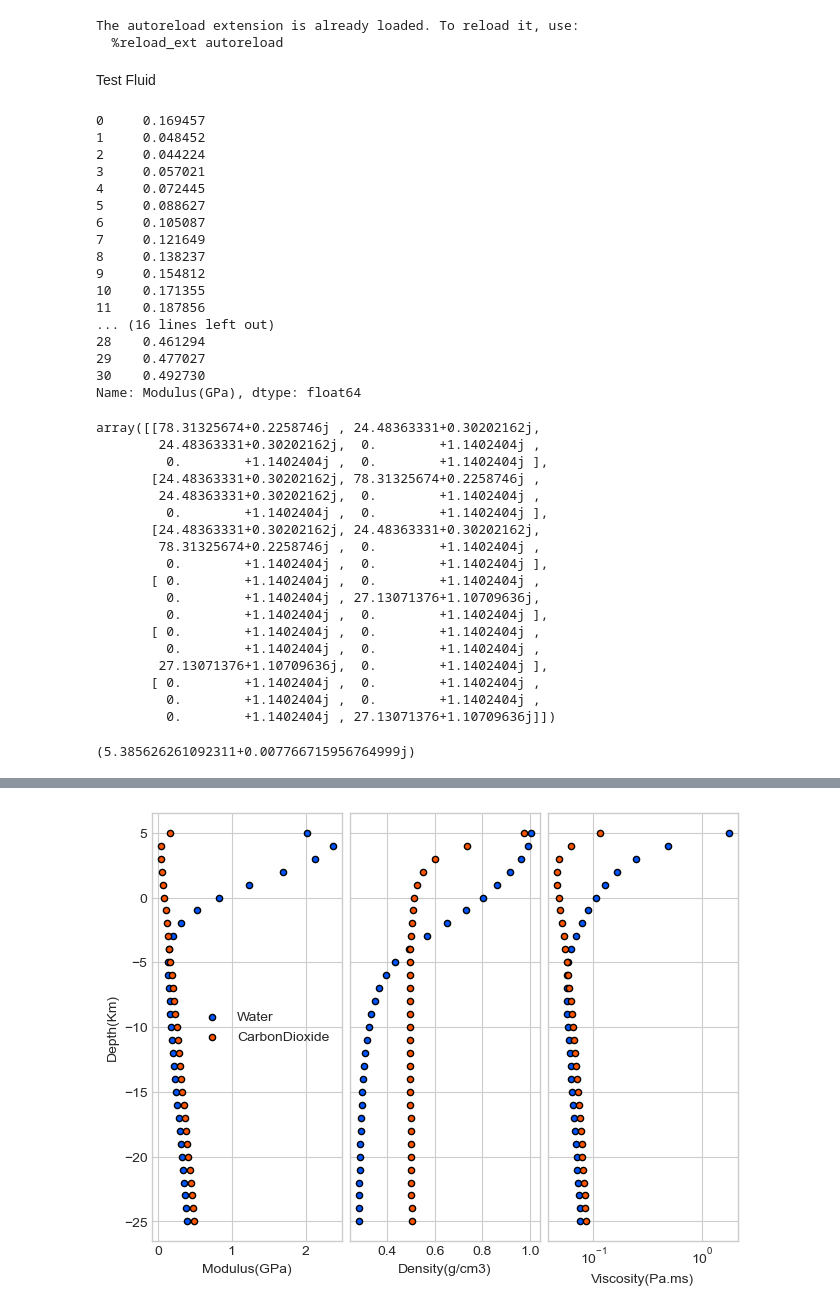
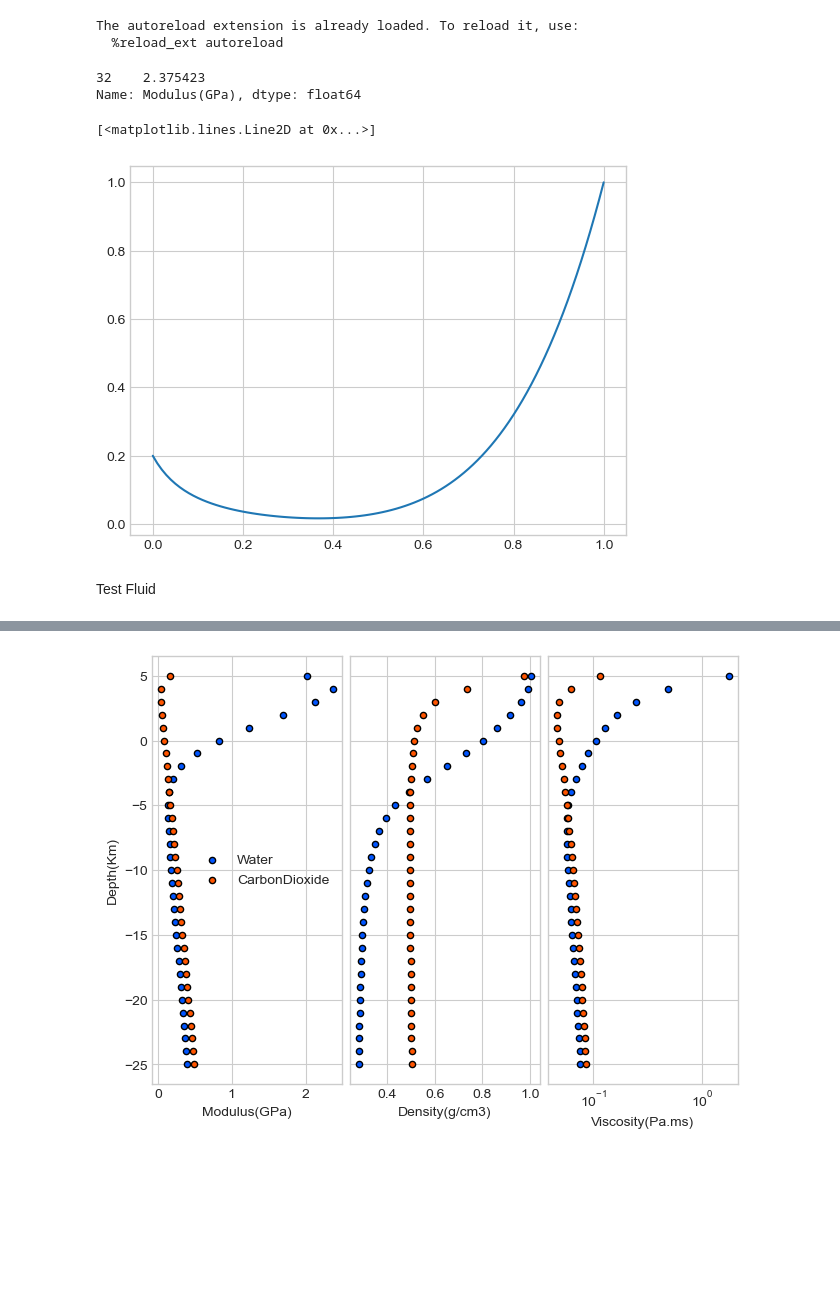
Before and after one commit to gpap-gpap/volcaniQ, a Jupyter notebook: volcanic_notebook.ipynb, the cells around one changed output, grey strips where cells are left out. Cells and saved outputs as stored; diff of their text form; code cells hidden in the pictures; blank space fills up the shorter version.

Commit message:
calibrator working

```diff
--- a/volcanic_notebook.ipynb
+++ b/volcanic_notebook.ipynb
@@ -13,56 +14,21 @@ fluids = vq.Fluids()
 # %% [output]
 The autoreload extension is already loaded. To reload it, use:
   %reload_ext autoreload
+# %%
+fluids('Water').temp_df[fluids('Water').temp_df['Depth(Km)']==-4]['Modulus(GPa)']
+# %% [output]
+32    2.375423
+Name: Modulus(GPa), dtype: float64
+# %%
+fl1 = vq.Fluid(density=1., viscosity=1., modulus=1.)
+fl2 = vq.Fluid(density=4., viscosity=5., modulus=.001)
+flmx = vq.EffectiveFluid(fl1, fl2)
+sat = np.arange(0,1.01,.01)
+mod = [flmx(saturation=s, patch_parameter=.1).modulus for s in sat]
+omega = [flmx(saturation=s, patch_parameter=.1).omega_c for s in sat]
+plt.plot(sat, omega)
+# %% [output]
+[<matplotlib.lines.Line2D at 0x...>]
+[figure, added]
 # %% [markdown]
 Test Fluid
-# %%
-fluids = vq.Fluids()
-co2 = fluids("CarbonDioxide")
-# %% [output]
-0     0.169457
-1     0.048452
-2     0.044224
-3     0.057021
-4     0.072445
-5     0.088627
-6     0.105087
-7     0.121649
-8     0.138237
-9     0.154812
-10    0.171355
-11    0.187856
-... (16 lines left out)
-28    0.461294
-29    0.477027
-30    0.492730
-Name: Modulus(GPa), dtype: float64
-# %%
-calibrate = vq.RockPhysicsModelCalibrator()
-rpm = calibrate()
-test = rpm(omegac = 0.00001,fluid_modulus= 2.2)
-test.squirt_flow_model(0)
-# %% [output]
-array([[78.31325674+0.2258746j , 24.48363331+0.30202162j,
-        24.48363331+0.30202162j,  0.        +1.1402404j ,
-         0.        +1.1402404j ,  0.        +1.1402404j ],
-       [24.48363331+0.30202162j, 78.31325674+0.2258746j ,
-        24.48363331+0.30202162j,  0.        +1.1402404j ,
-         0.        +1.1402404j ,  0.        +1.1402404j ],
-       [24.48363331+0.30202162j, 24.48363331+0.30202162j,
-        78.31325674+0.2258746j ,  0.        +1.1402404j ,
-         0.        +1.1402404j ,  0.        +1.1402404j ],
-       [ 0.        +1.1402404j ,  0.        +1.1402404j ,
-         0.        +1.1402404j , 27.13071376+1.10709636j,
-         0.        +1.1402404j ,  0.        +1.1402404j ],
-       [ 0.        +1.1402404j ,  0.        +1.1402404j ,
-         0.        +1.1402404j ,  0.        +1.1402404j ,
-        27.13071376+1.10709636j,  0.        +1.1402404j ],
-       [ 0.        +1.1402404j ,  0.        +1.1402404j ,
-         0.        +1.1402404j ,  0.        +1.1402404j ,
-         0.        +1.1402404j , 27.13071376+1.10709636j]])
-# %%
-np.sqrt(rpm.squirt_flow_model(0)[0,0]/2.7)
-
-# rpm().plot()
-# %% [output]
-(5.385626261092311+0.007766715956764999j)
```
Also changed, not shown: parts of 5 cells of this notebook, 1 other file.
